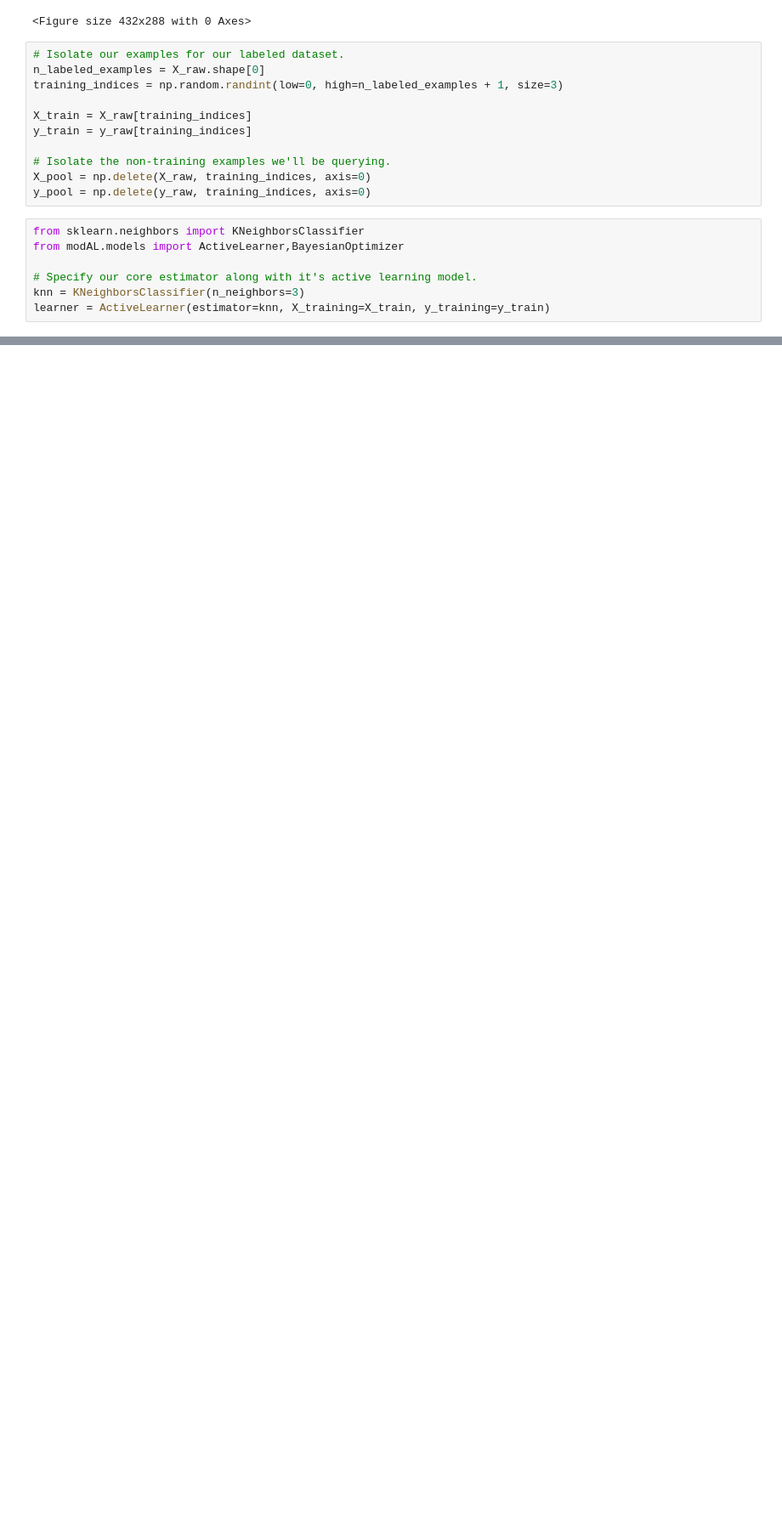
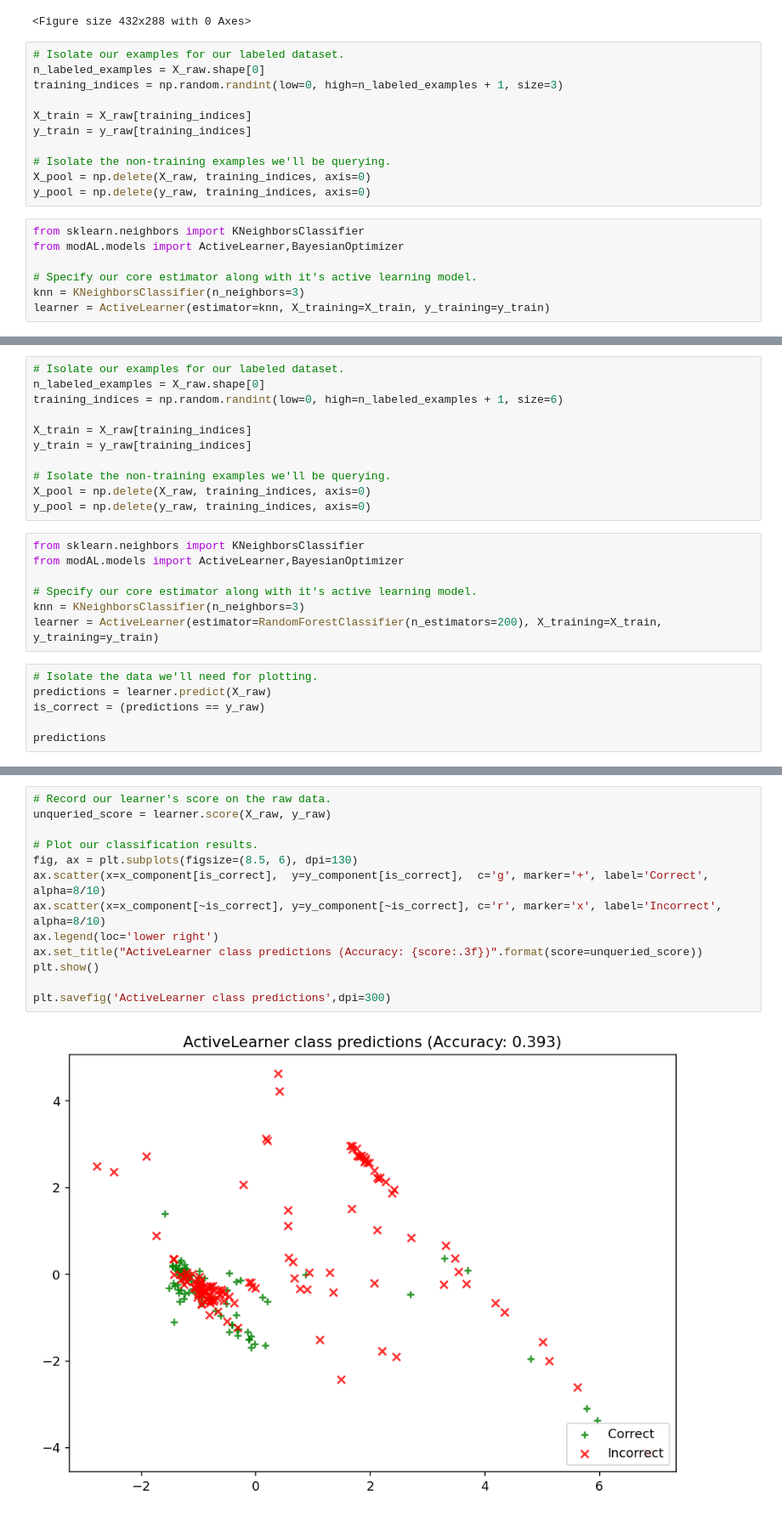
Before and after one commit to weijhenyujhou/Active-Learning, a Jupyter notebook: Active_Learning.ipynb, the cells around one changed output, grey strips where cells are left out. Shown at 85% size. Cells and saved outputs as stored; diff of their text form; blank space fills up the shorter version.

```diff
--- a/Active_Learning.ipynb
+++ b/Active_Learning.ipynb
@@ -282,0 +318,24 @@ array([1.        , 1.        , 1.        , 1.        , 0.93333333,
+# %%
+# Isolate our examples for our labeled dataset.
+n_labeled_examples = X_raw.shape[0]
+training_indices = np.random.randint(low=0, high=n_labeled_examples + 1, size=6)
+
+X_train = X_raw[training_indices]
+y_train = y_raw[training_indices]
+
+# Isolate the non-training examples we'll be querying.
+X_pool = np.delete(X_raw, training_indices, axis=0)
+y_pool = np.delete(y_raw, training_indices, axis=0)
+# %%
+from sklearn.neighbors import KNeighborsClassifier
+from modAL.models import ActiveLearner,BayesianOptimizer
+
+# Specify our core estimator along with it's active learning model.
+knn = KNeighborsClassifier(n_neighbors=3)
+learner = ActiveLearner(estimator=RandomForestClassifier(n_estimators=200), X_training=X_train, y_training=y_train)
+# %%
+# Isolate the data we'll need for plotting.
+predictions = learner.predict(X_raw)
+is_correct = (predictions == y_raw)
+
+predictions
@@ -282,0 +353,15 @@ array([1.        , 1.        , 1.        , 1.        , 0.93333333,
+# %%
+# Record our learner's score on the raw data.
+unqueried_score = learner.score(X_raw, y_raw)
+
+# Plot our classification results.
+fig, ax = plt.subplots(figsize=(8.5, 6), dpi=130)
+ax.scatter(x=x_component[is_correct],  y=y_component[is_correct],  c='g', marker='+', label='Correct',   alpha=8/10)
+ax.scatter(x=x_component[~is_correct], y=y_component[~is_correct], c='r', marker='x', label='Incorrect', alpha=8/10)
+ax.legend(loc='lower right')
+ax.set_title("ActiveLearner class predictions (Accuracy: {score:.3f})".format(score=unqueried_score))
+plt.show()
+
+plt.savefig('ActiveLearner class predictions',dpi=300)
+# %% [output]
+[figure, added]
```
Also changed, not shown: parts of 23 cells of this notebook.
